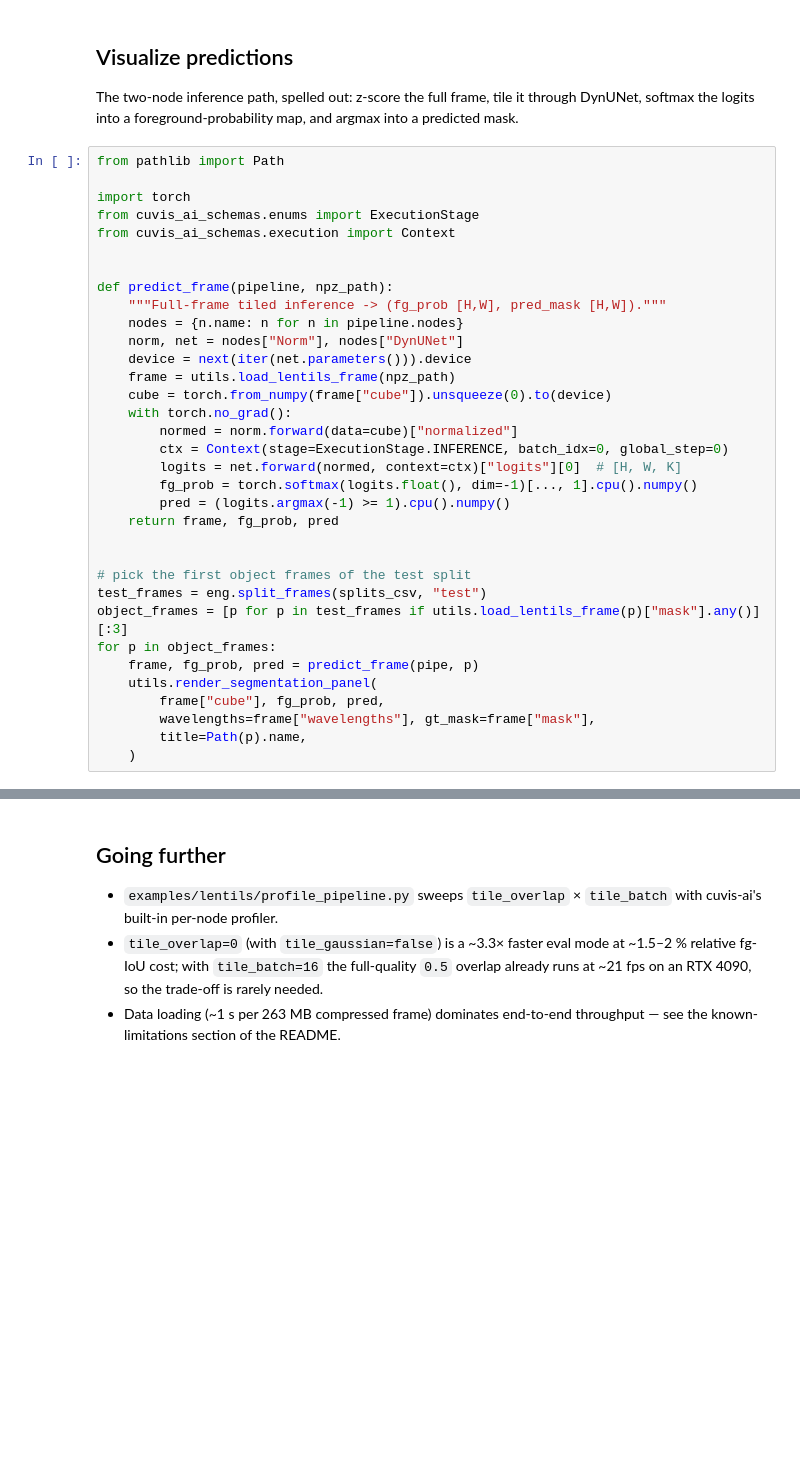
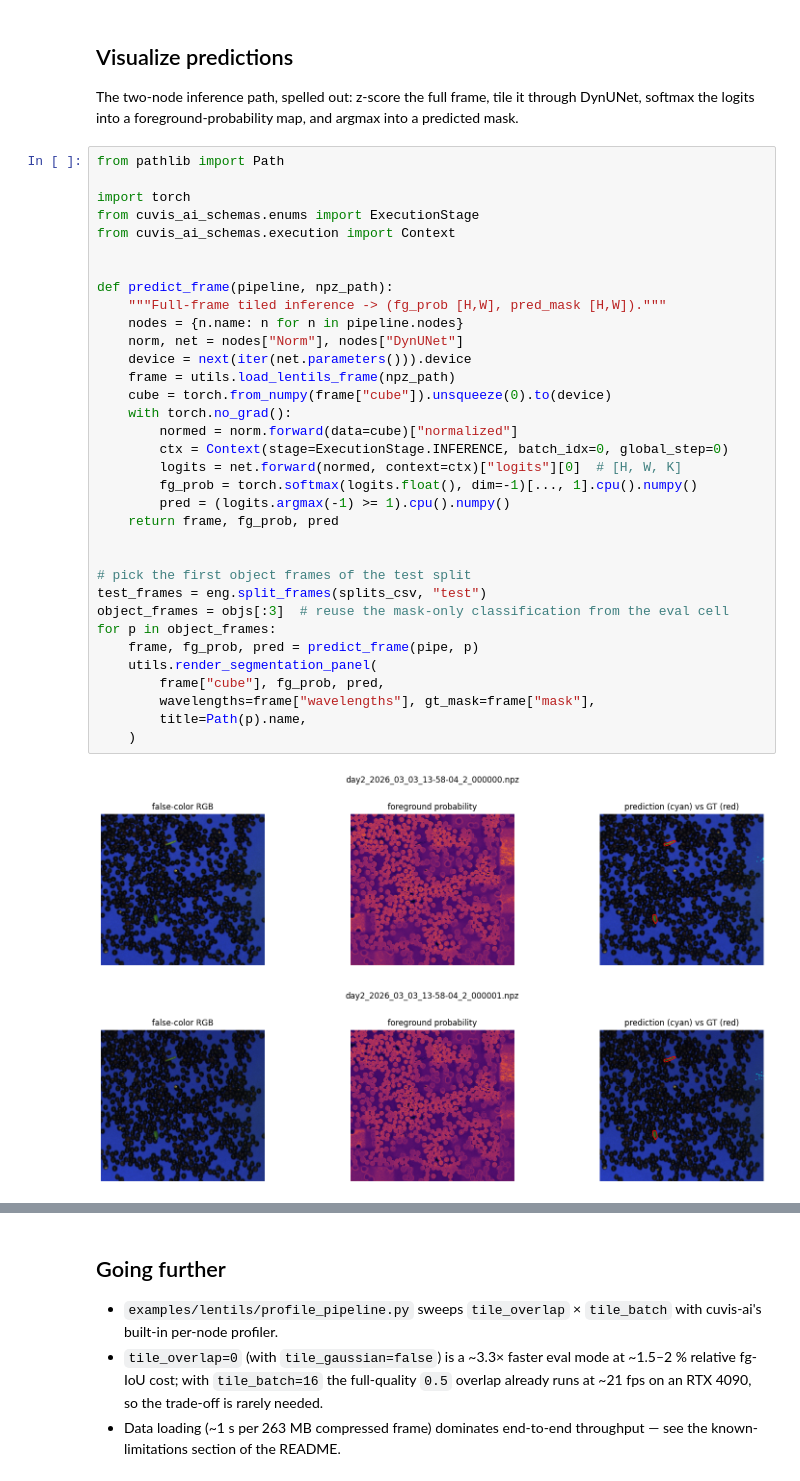
Before and after one commit to cubert-hyperspectral/cuvis-ai-unet, a Jupyter notebook: notebooks/lentils_segmentation/02_inference.ipynb, the cells around one changed output, grey strips where cells are left out. Cells and saved outputs as stored; diff of their text form; blank space fills up the shorter version.

```diff
--- a/notebooks/lentils_segmentation/02_inference.ipynb
+++ b/notebooks/lentils_segmentation/02_inference.ipynb
@@ -59,31 +107,34 @@ from pathlib import Path
 import torch
 from cuvis_ai_schemas.enums import ExecutionStage
 from cuvis_ai_schemas.execution import Context
 
 
 def predict_frame(pipeline, npz_path):
     """Full-frame tiled inference -> (fg_prob [H,W], pred_mask [H,W])."""
     nodes = {n.name: n for n in pipeline.nodes}
     norm, net = nodes["Norm"], nodes["DynUNet"]
     device = next(iter(net.parameters())).device
     frame = utils.load_lentils_frame(npz_path)
     cube = torch.from_numpy(frame["cube"]).unsqueeze(0).to(device)
     with torch.no_grad():
         normed = norm.forward(data=cube)["normalized"]
         ctx = Context(stage=ExecutionStage.INFERENCE, batch_idx=0, global_step=0)
         logits = net.forward(normed, context=ctx)["logits"][0]  # [H, W, K]
         fg_prob = torch.softmax(logits.float(), dim=-1)[..., 1].cpu().numpy()
         pred = (logits.argmax(-1) >= 1).cpu().numpy()
     return frame, fg_prob, pred
 
 
 # pick the first object frames of the test split
 test_frames = eng.split_frames(splits_csv, "test")
-object_frames = [p for p in test_frames if utils.load_lentils_frame(p)["mask"].any()][:3]
+object_frames = objs[:3]  # reuse the mask-only classification from the eval cell
 for p in object_frames:
     frame, fg_prob, pred = predict_frame(pipe, p)
     utils.render_segmentation_panel(
         frame["cube"], fg_prob, pred,
         wavelengths=frame["wavelengths"], gt_mask=frame["mask"],
         title=Path(p).name,
     )
+# %% [output]
+[figure, added]
+[figure, added]
```
Also changed, not shown: parts of 5 cells of this notebook, 1 other file.
